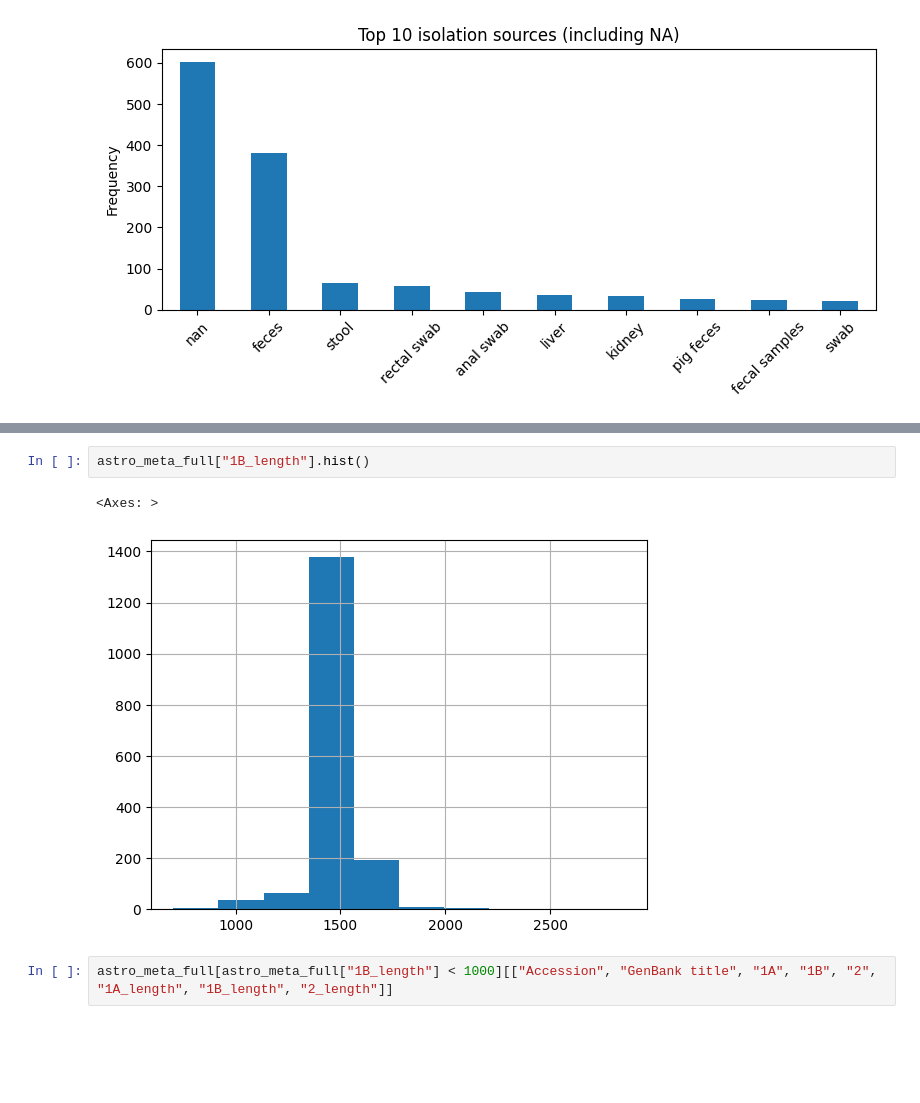
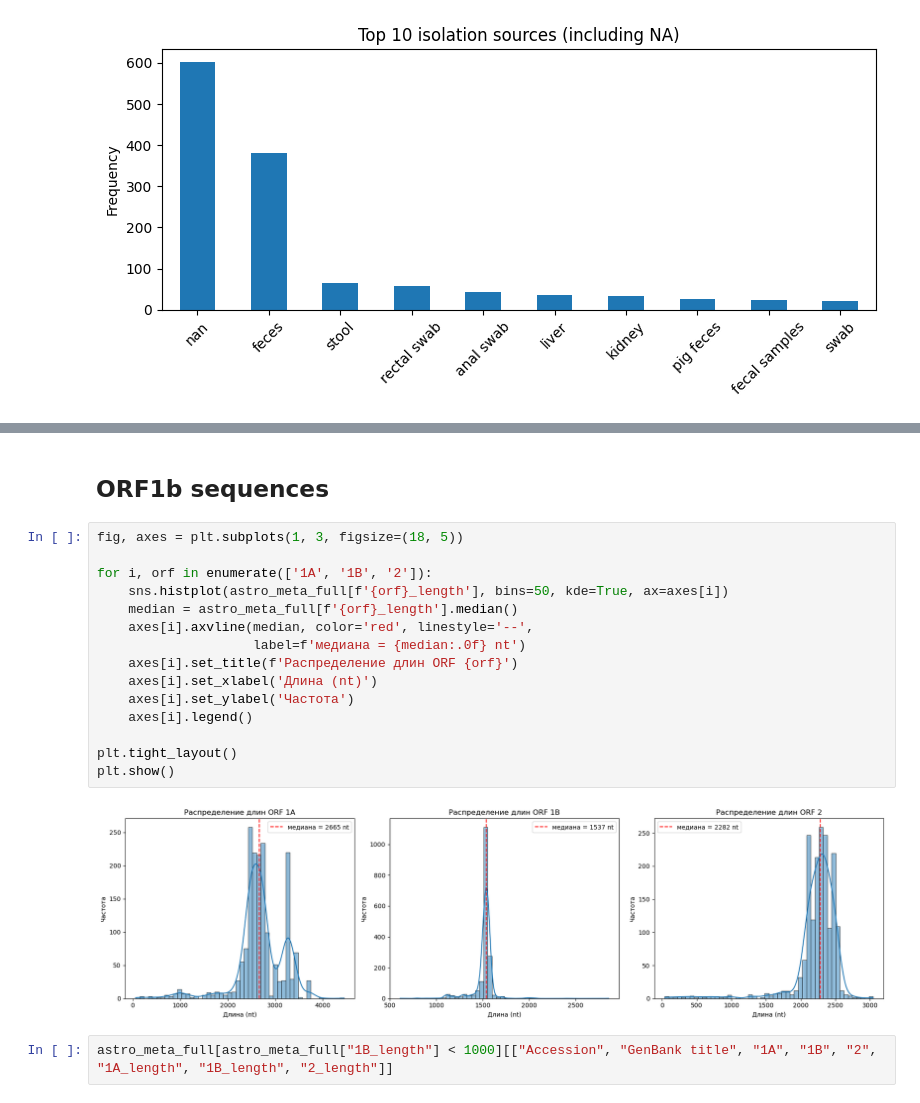
Before and after one commit to v-julia/Astroviridae_analysis, a Jupyter notebook: Exploratory_analysis.ipynb, the cells around one changed output, grey strips where cells are left out. Saved outputs shown, nothing was run; the diff lists cells and outputs as text; blank space fills up the shorter version.

```diff
--- a/Exploratory_analysis.ipynb
+++ b/Exploratory_analysis.ipynb
@@ -182,8 +210,22 @@ for col in ["1B", "1A", "2"]:
-# %%
-astro_meta_full["1B_length"].hist()
-# %% [output]
-<Axes: >
-[figure, removed]
+# %% [markdown]
+## ORF1b sequences
+# %%
+fig, axes = plt.subplots(1, 3, figsize=(18, 5))
+
+for i, orf in enumerate(['1A', '1B', '2']):
+    sns.histplot(astro_meta_full[f'{orf}_length'], bins=50, kde=True, ax=axes[i])
+    median = astro_meta_full[f'{orf}_length'].median()
+    axes[i].axvline(median, color='red', linestyle='--',
+                    label=f'медиана = {median:.0f} nt')
+    axes[i].set_title(f'Распределение длин ORF {orf}')
+    axes[i].set_xlabel('Длина (nt)')
+    axes[i].set_ylabel('Частота')
+    axes[i].legend()
+
+plt.tight_layout()
+plt.show()
+# %% [output]
+[figure, added]
 # %%
 astro_meta_full[astro_meta_full["1B_length"] < 1000][["Accession", "GenBank title", "1A", "1B", "2", "1A_length", "1B_length", "2_length"]]
 # %% [output]
```
Also changed, not shown: parts of 16 cells of this notebook.
